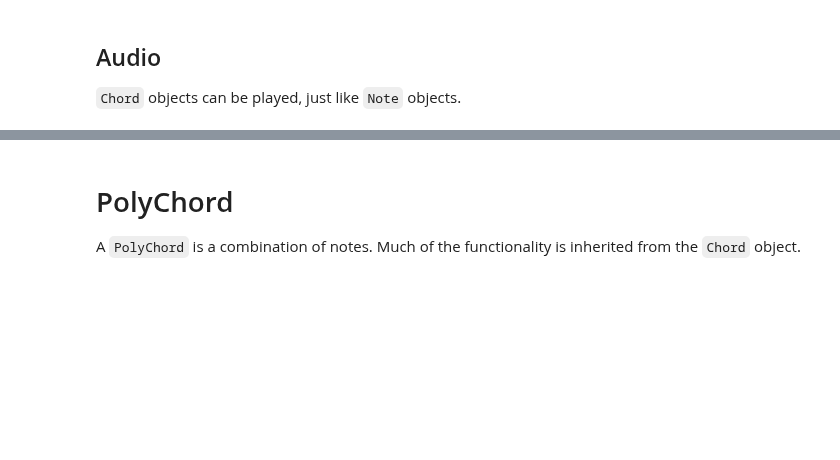
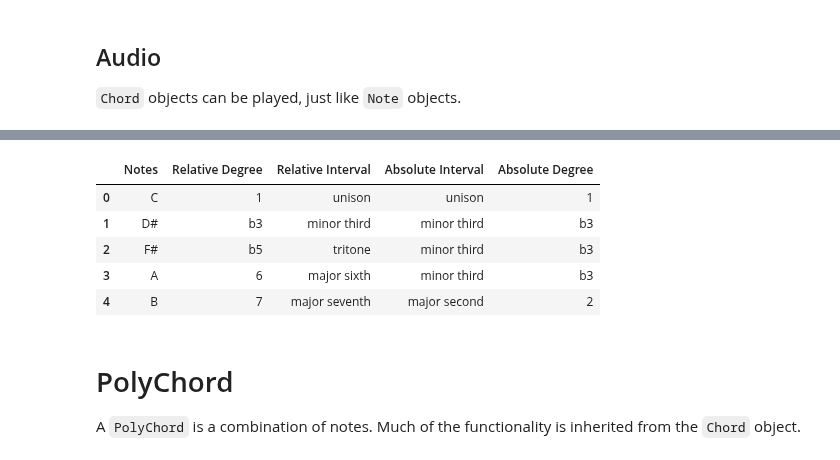
Before and after one commit to CarloLepelaars/musy, a Jupyter notebook: nbs/01_chord.ipynb, the cells around one changed output, grey strips where cells are left out. Saved outputs shown, nothing was run; the diff lists cells and outputs as text; code cells hidden in the pictures; blank space fills up the shorter version.

```diff
--- a/nbs/01_chord.ipynb
+++ b/nbs/01_chord.ipynb
@@ -37,6 +38,7 @@ class Chord(BasicRepr):
     def __add__(self, other): return Chord([n + other for n in self.notes])
     def __sub__(self, other): return Chord([n - other for n in self.notes])
     def __mod__(self, other): return Chord([n % other for n in self.notes])
+    def __len__(self): return len(self.notes)
     def __floordiv__(self, other): return Chord([n // other for n in self.notes])
     def __iter__(self) -> list[str]: return iter(self.notes)
 
@@ -192,3 +247,13 @@ Chord.from_short("Dbdim7").play()
+# %%
+Cdim6maj7 = Chord([Note("C"), Note("D#"), Note("F#"), Note("A"), Note("B")])
+Cdim6maj7.to_frame()
+# %% [output]
+|  | Notes | Relative Degree | Relative Interval | Absolute Interval | Absolute Degree |
+| 0 | C | 1 | unison | unison | 1 |
+| 1 | D# | b3 | minor third | minor third | b3 |
+| 2 | F# | b5 | tritone | minor third | b3 |
+| 3 | A | 6 | major sixth | minor third | b3 |
+| 4 | B | 7 | major seventh | major second | 2 |
 # %% [markdown]
 # PolyChord
 
```
Also changed, not shown: parts of 14 cells of this notebook, 8 other files.
